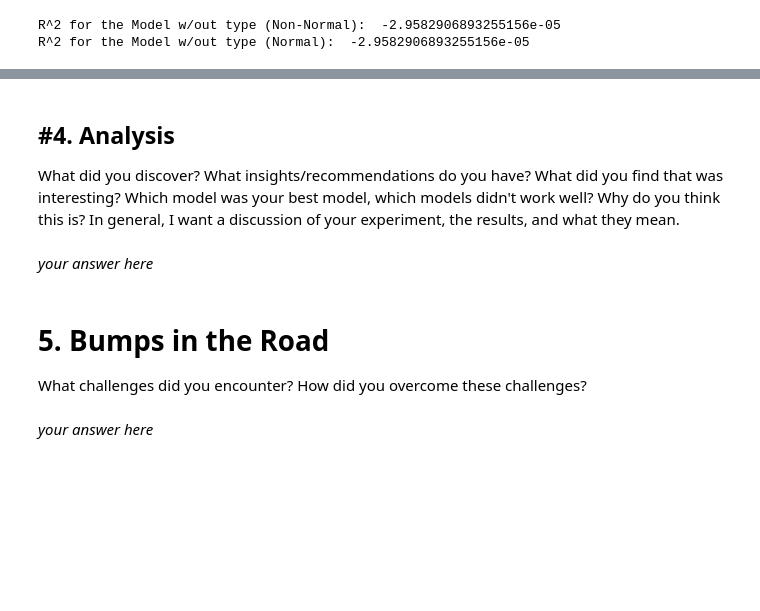
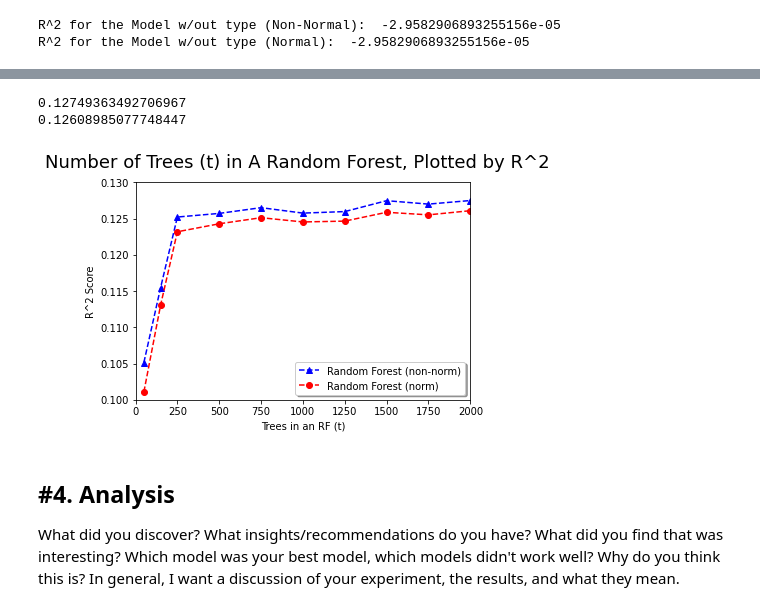
Before and after one commit to j23-cs167/project-2-S-Soluel, a Jupyter notebook: Project2_SamSolheim.ipynb, the cells around one changed output, grey strips where cells are left out. Cells and saved outputs as stored; diff of their text form; code cells hidden in the pictures; blank space fills up the shorter version.

```diff
--- a/Project2_SamSolheim.ipynb
+++ b/Project2_SamSolheim.ipynb
@@ -419,11 +608,52 @@ During the research phase of this project, I decided to implement the following
+# %%
+def tuned_rf_regression(train, train_sln, test, test_sln, t_vals):
+  t_vals_for_loop = t_vals
+
+  r2_at_t = []
+
+  for t in t_vals_for_loop:
+    forest_loop = RandomForestRegressor(n_estimators = t, random_state = 13
+                                         , max_features = "sqrt")
+    forest_loop.fit(train, train_sln)
+
+    rf_preds = forest_loop.predict(test)
+    r2 = sklearn.metrics.r2_score(test_sln, rf_preds)
+    # Doing the same process as before with the knn & weighted kNN function
+    r2_at_t.append(r2)
+  return r2_at_t
+# %%
+# First going to do this for the non-normalized data, then the normalized data
+t_vals = [50, 150, 250, 500, 750, 1000, 1250, 1500, 1750, 2000]
+rf_nn = tuned_rf_regression(train_data_wo, train_sln_wo, test_data_wo, test_sln_wo, t_vals)
+print(rf_nn)
+
+rf_n = tuned_rf_regression(traind_wo_norm, train_sln_wo, testd_wo_norm, test_sln_wo, t_vals)
+print(rf_n)
+
+print(max(rf_nn))
+print(max(rf_n))
+# %% [output]
+0.12749363492706967
+0.12608985077748447
+# %%
+# Plotting based on normalized and non-normalized data
+# Yet again, not getting the greatest values for R^2
+# Best here is 0.12749363492706967 from the non-normalized data
+# this rather quickly cements my theory that the data chosen for this was not of the
+# best quality
+
+plt.suptitle("Number of Trees (t) in A Random Forest, Plotted by R^2", fontsize=18)
+plt.xlabel('Trees in an RF (t)')
+plt.ylabel('R^2 Score')
+plt.plot(t_vals, rf_nn, 'b^--', label='Random Forest (non-norm)')
+plt.plot(t_vals, rf_n, 'ro--', label='Random Forest (norm)')
+
+plt.legend(loc='best', shadow=True)
+plt.axis([0, 2000, 0.1, .13])
+plt.show()
+# %% [output]
+[figure, added]
 # %% [markdown]
 #4. Analysis
 ---
 What did you discover? What insights/recommendations do you have? What did you find that was interesting? Which model was your best model, which models didn't work well? Why do you think this is? In general, I want a discussion of your experiment, the results, and what they mean.
-# %% [markdown]
-*your answer here*
-# %% [markdown]
-# 5. Bumps in the Road
-What challenges did you encounter? How did you overcome these challenges?
-# %% [markdown]
-*your answer here*
```
Also changed, not shown: parts of 19 cells of this notebook.
